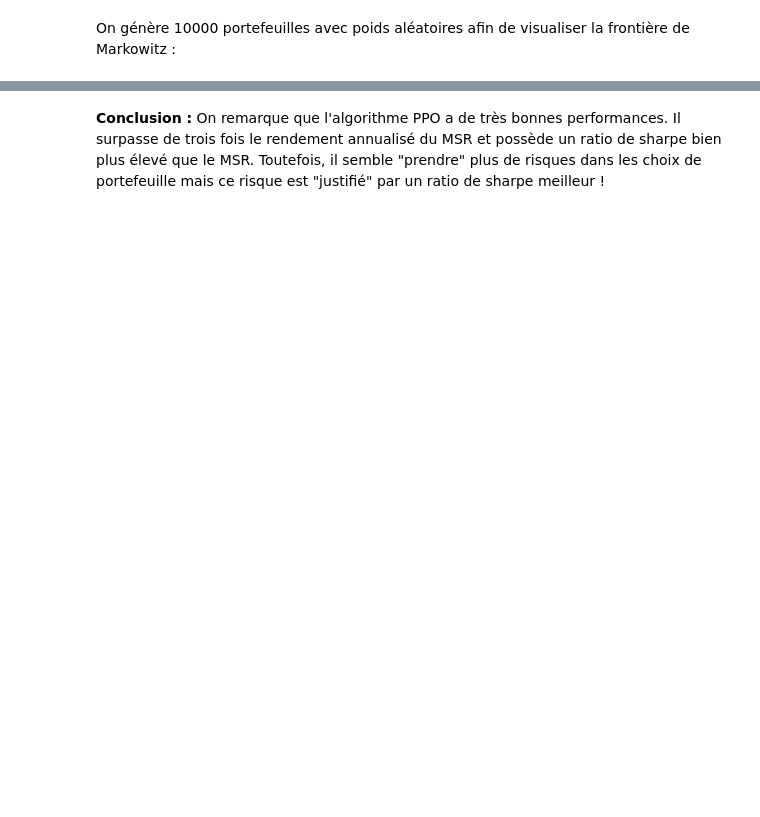
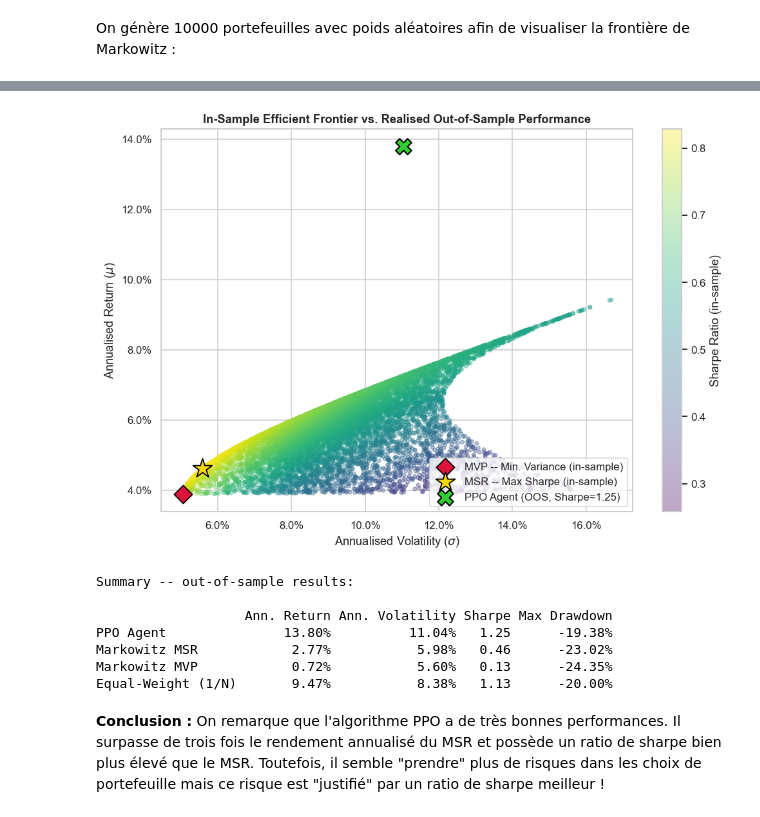
Before and after one commit to louiscie/RL-portfolio-optimization, a Jupyter notebook: Test_CAA_CIESIELSKILEDAIN_Louis.ipynb, the cells around one changed output, grey strips where cells are left out. Drawn from its saved outputs; the diff is of its cells as text; code cells hidden in the pictures; blank space fills up the shorter version.

```diff
--- a/Test_CAA_CIESIELSKILEDAIN_Louis.ipynb
+++ b/Test_CAA_CIESIELSKILEDAIN_Louis.ipynb
@@ -380,3 +824,42 @@ print(f"   Ratio de Sharpe PPO : {ppo_sharpe_ratio:.2f}")
+# %%
+fig, ax = plt.subplots(figsize=(9.5, 6.5))
+
+scatter = ax.scatter(
+    mc_frontier["Volatility"], mc_frontier["Return"], c=mc_frontier["Sharpe"],
+    cmap="viridis", alpha=0.35, s=14,
+)
+fig.colorbar(scatter, ax=ax, label="Sharpe Ratio (in-sample)")
+
+ax.scatter(mvp_vol, mvp_ret, marker="D", color="crimson", s=170, edgecolor="black",
+           linewidth=1.2, label="MVP -- Min. Variance (in-sample)", zorder=5)
+ax.scatter(msr_vol, msr_ret, marker="*", color="gold", s=420, edgecolor="black",
+           linewidth=1.2, label="MSR -- Max Sharpe (in-sample)", zorder=5)
+
+ppo_ann_vol, ppo_ann_ret = ppo_perf["Ann. Volatility"], ppo_perf["Ann. Return"]
+ax.scatter(ppo_ann_vol, ppo_ann_ret, marker="X", color="limegreen", s=260, edgecolor="black",
+           linewidth=1.4, label=f"PPO Agent (OOS, Sharpe={ppo_perf['Sharpe']:.2f})", zorder=6)
+
+ax.set_title("In-Sample Efficient Frontier vs. Realised Out-of-Sample Performance")
+ax.set_xlabel(r"Annualised Volatility ($\sigma$)")
+ax.set_ylabel(r"Annualised Return ($\mu$)")
+ax.xaxis.set_major_formatter(mticker.PercentFormatter(xmax=1))
+ax.yaxis.set_major_formatter(mticker.PercentFormatter(xmax=1))
+ax.legend(loc="lower right", frameon=True)
+
+plt.tight_layout()
+plt.show()
+
+print("\nSummary -- out-of-sample results:\n")
+print(comparison_display.to_string())
+# %% [output]
+[figure, added]
+Summary -- out-of-sample results:
+
+                   Ann. Return Ann. Volatility Sharpe Max Drawdown
+PPO Agent               13.80%          11.04%   1.25      -19.38%
+Markowitz MSR            2.77%           5.98%   0.46      -23.02%
+Markowitz MVP            0.72%           5.60%   0.13      -24.35%
+Equal-Weight (1/N)       9.47%           8.38%   1.13      -20.00%
 # %% [markdown]
 **Conclusion :**
 On remarque que l'algorithme PPO a de très bonnes performances. Il surpasse de trois fois le rendement annualisé du MSR et possède un ratio de sharpe bien plus élevé que le MSR. Toutefois, il semble "prendre" plus de risques dans les choix de portefeuille mais ce risque est "justifié" par un ratio de sharpe meilleur !
```
Also changed, not shown: parts of 29 cells of this notebook.
